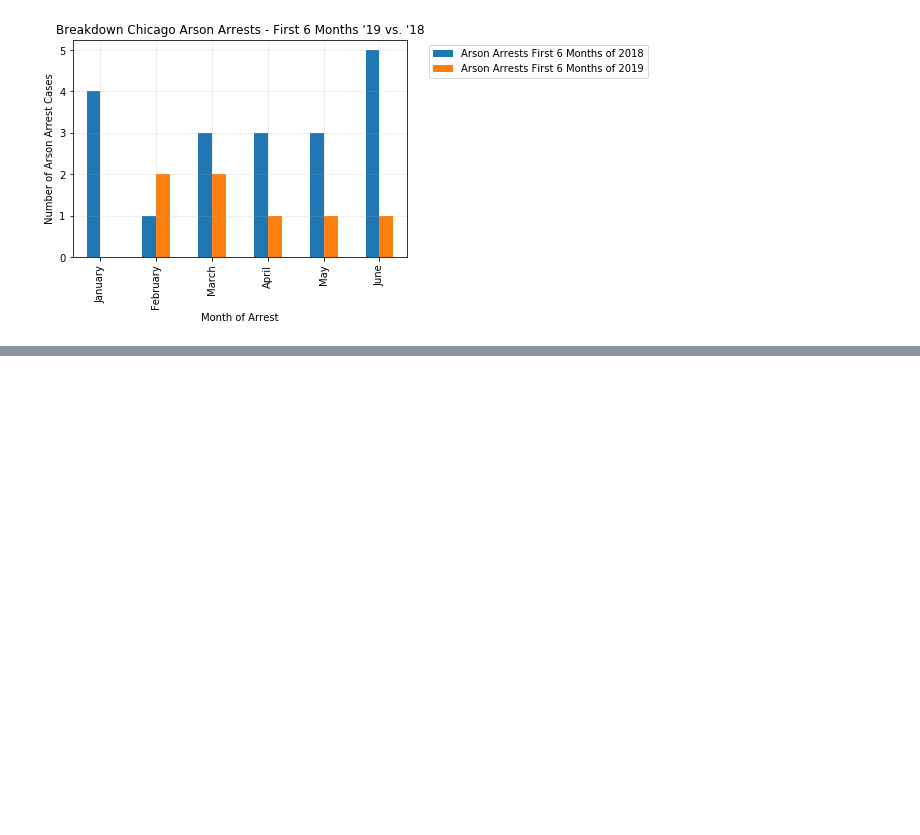
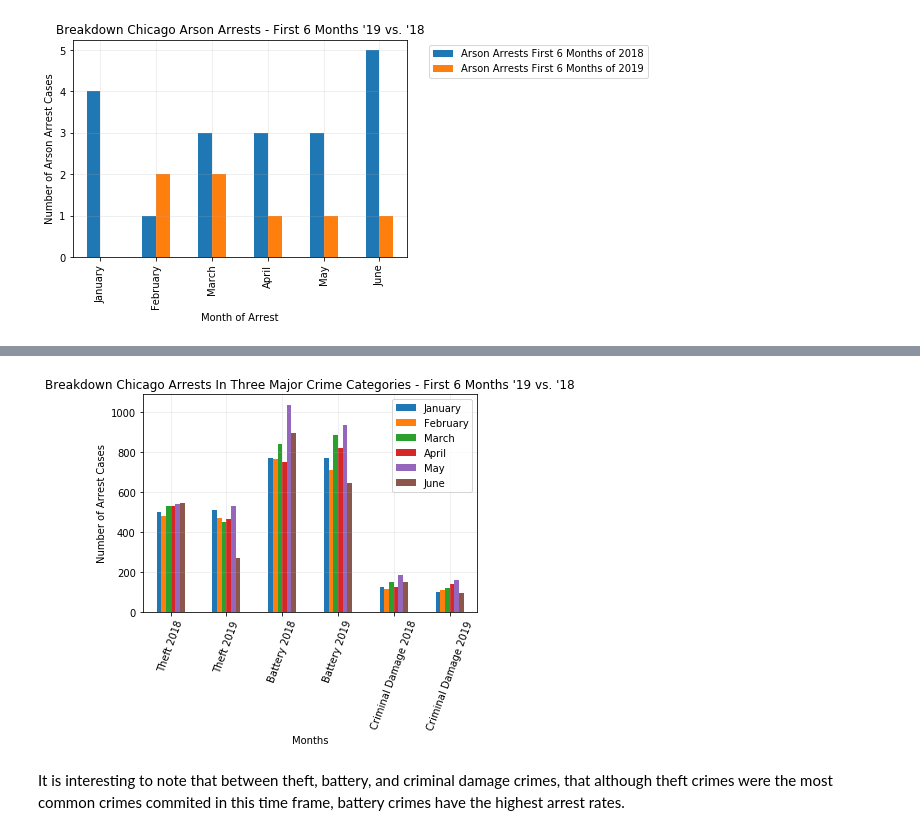
Before and after one commit to ELLowe/20190622_Group_1, a Jupyter notebook: esther_main.ipynb, the cells around one changed output, grey strips where cells are left out. Saved outputs shown, nothing was run; the diff lists cells and outputs as text; code cells hidden in the pictures; blank space fills up the shorter version.

```diff
--- a/esther_main.ipynb
+++ b/esther_main.ipynb
@@ -955,0 +1624,21 @@ plt.show()
+# %%
+# Breakdown of arrests by 3 most common crime types for first 6 months:
+# (Each crime type had at least 10,000 filed cases in 2018 & 2019)
+
+ax = accbt6mo_df.plot.bar(rot=90)
+# Incorporate the other graph properties
+plt.title("Breakdown Chicago Arrests In Three Major Crime Categories - First 6 Months '19 vs. '18")
+plt.ylabel("Number of Arrest Cases")
+plt.xlabel("Months")
+plt.grid(alpha = 0.25)
+plt.xticks(rotation=70)
+
+# Save the figure
+plt.savefig("Breakdown Chicago Arrests In Three Major Crime Categories First 6 Months 19 vs 18.png")
+
+# Show plot
+plt.show()
+# %% [output]
+[figure, added]
+# %% [markdown]
+It is interesting to note that between theft, battery, and criminal damage crimes, that although theft crimes were the most common crimes commited in this time frame, battery crimes have the highest arrest rates.
```
Also changed, not shown: parts of 17 cells of this notebook, 8 other files.
